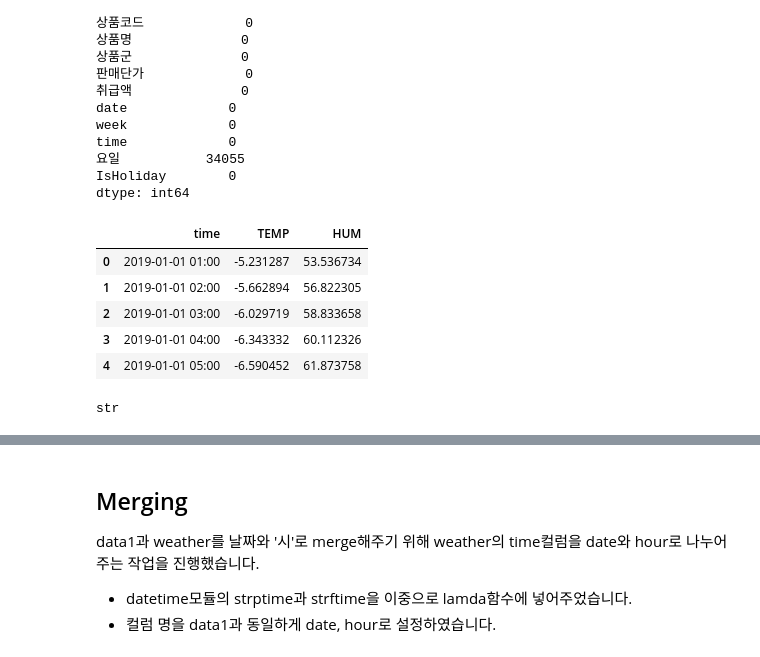
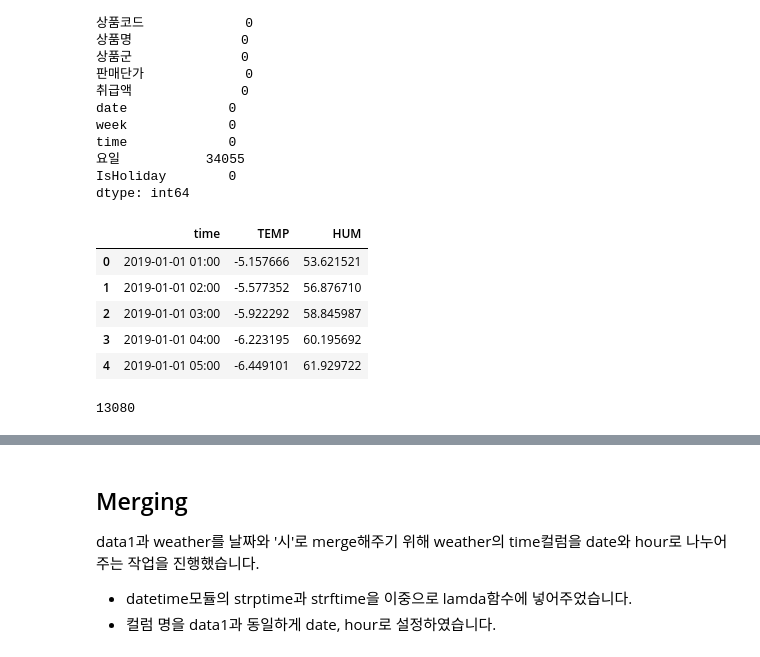
Before and after one commit to Yeeun-Lee/big_contest_2020, a Jupyter notebook: prep/Merge.ipynb, the cells around one changed output, grey strips where cells are left out. Drawn from its saved outputs; the diff is of its cells as text; code cells hidden in the pictures.

```diff
--- a/prep/Merge.ipynb
+++ b/prep/Merge.ipynb
@@ -64,19 +64,19 @@ time             0
 IsHoliday        0
 dtype: int64
 # %%
-weather = pd.read_csv("data/지역별가중합날씨.csv")
+weather = pd.read_csv("월별인구가중합날씨.csv")
 weather.head()
 # %% [output]
 |  | time | TEMP | HUM |
-| 0 | 2019-01-01 01:00 | -5.231287 | 53.536734 |
-| 1 | 2019-01-01 02:00 | -5.662894 | 56.822305 |
-| 2 | 2019-01-01 03:00 | -6.029719 | 58.833658 |
-| 3 | 2019-01-01 04:00 | -6.343332 | 60.112326 |
-| 4 | 2019-01-01 05:00 | -6.590452 | 61.873758 |
+| 0 | 2019-01-01 01:00 | -5.157666 | 53.621521 |
+| 1 | 2019-01-01 02:00 | -5.577352 | 56.876710 |
+| 2 | 2019-01-01 03:00 | -5.922292 | 58.845987 |
+| 3 | 2019-01-01 04:00 | -6.223195 | 60.195692 |
+| 4 | 2019-01-01 05:00 | -6.449101 | 61.929722 |
-# %%
-type(data.date[0])
-# %% [output]
-str
+# %%
+len(weather)
+# %% [output]
+13080
 # %%
 def hoursplit(data):
     return data[:2]
```
Also changed, not shown: parts of 18 cells of this notebook, 3 other files.
